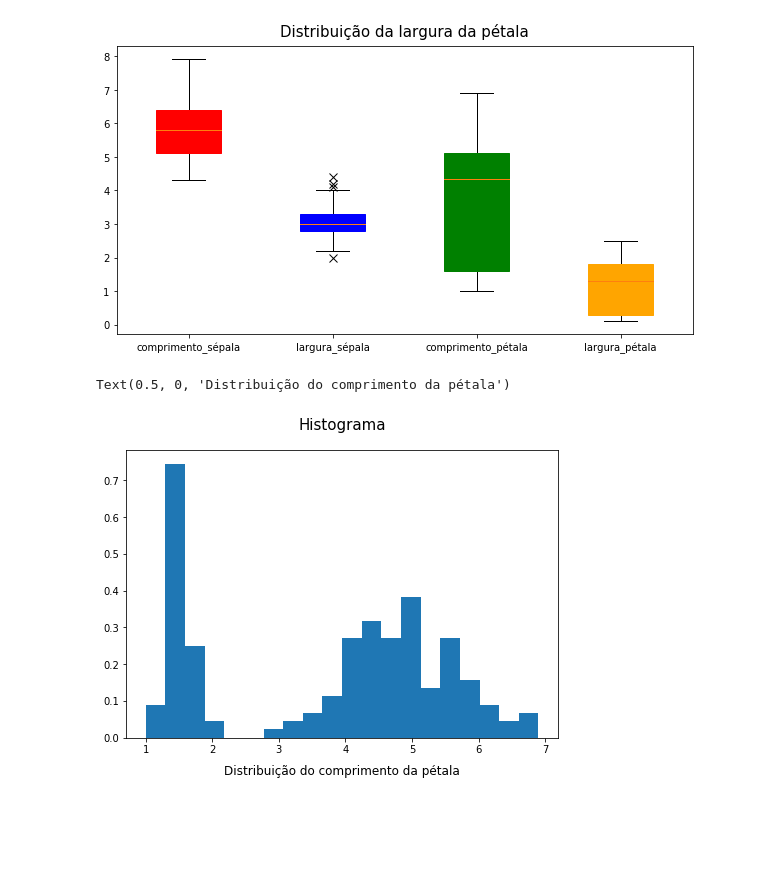
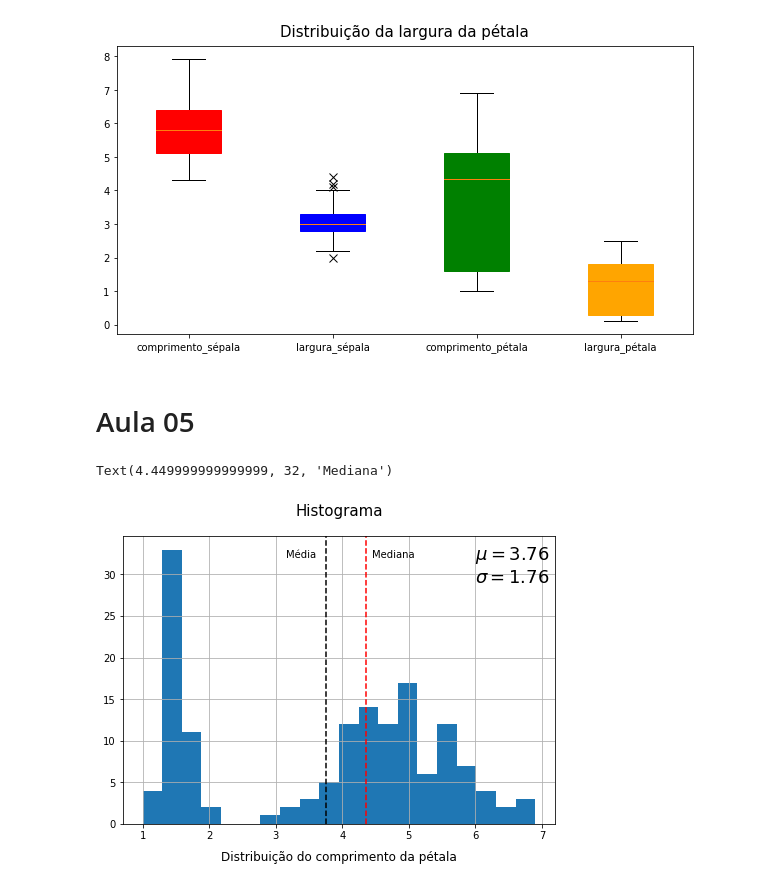
Before and after one commit to natelson81/curso_matplotlib, a Jupyter notebook: Recursos_Matplotlib.ipynb, the cells around one changed output. Saved outputs shown, nothing was run; the diff lists cells and outputs as text; code cells hidden in the pictures; blank space fills up the shorter version.

Commit message:
Aula 5 concluída

```diff
--- a/Recursos_Matplotlib.ipynb
+++ b/Recursos_Matplotlib.ipynb
@@ -220,13 +220,27 @@ for outlier in caixas['fliers']:
     outlier.set(marker='x', markersize=8)
 # %% [output]
 [figure]
+# %% [markdown]
+# Aula 05
 # %%
 fig = plt.figure(figsize=(6,4))
 eixo = fig.add_axes([0,0,1,1])
 
-eixo.hist(df2['comprimento_pétala'], bins=20, density=True)
+mu, sigma = df2['comprimento_pétala'].mean(), df2['comprimento_pétala'].std()
+
+eixo.hist(df2['comprimento_pétala'], bins=20, density=False)
 eixo.set_title('Histograma', fontsize=15, pad=20)
 eixo.set_xlabel('Distribuição do comprimento da pétala', fontsize=12, labelpad=10)
+eixo.grid(True)
+
+eixo.annotate('$\mu = {0:.2f}$\n$\sigma = {1:.2f}$'.format(mu, sigma),
+              xy=(6, 29), fontsize=18)
+
+eixo.axvline(mu, color='k', linestyle='--')
+eixo.annotate('Média', xy=(mu-0.6, 32))
+
+eixo.axvline(df2['comprimento_pétala'].median(), color='r', linestyle='--')
+eixo.annotate('Mediana', xy=(df2['comprimento_pétala'].median()+0.1, 32))
 # %% [output]
-Text(0.5, 0, 'Distribuição do comprimento da pétala')
+Text(4.449999999999999, 32, 'Mediana')
-[figure, old version]
+[figure, new version]
```
Also changed, not shown: parts of 1 cell of this notebook.
